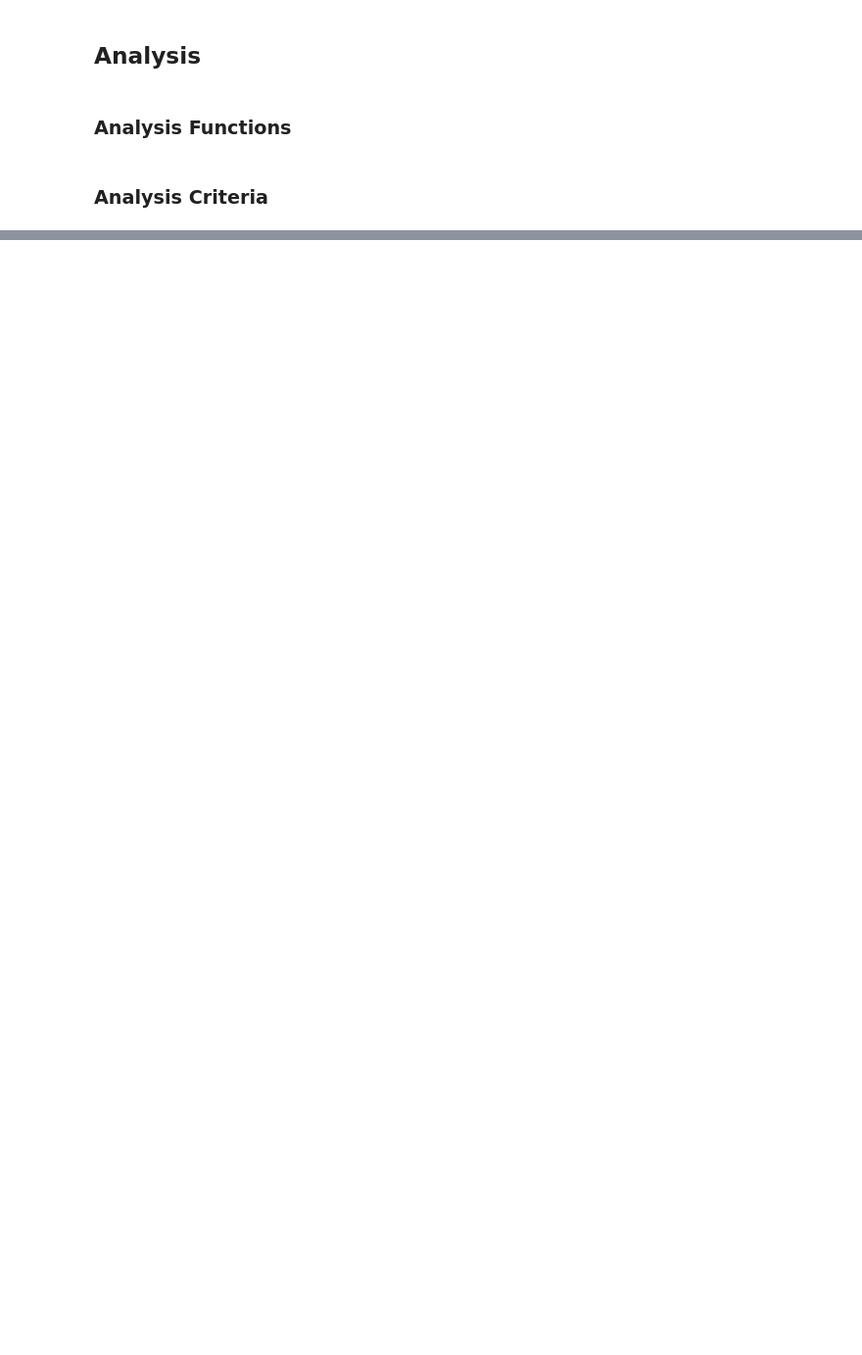
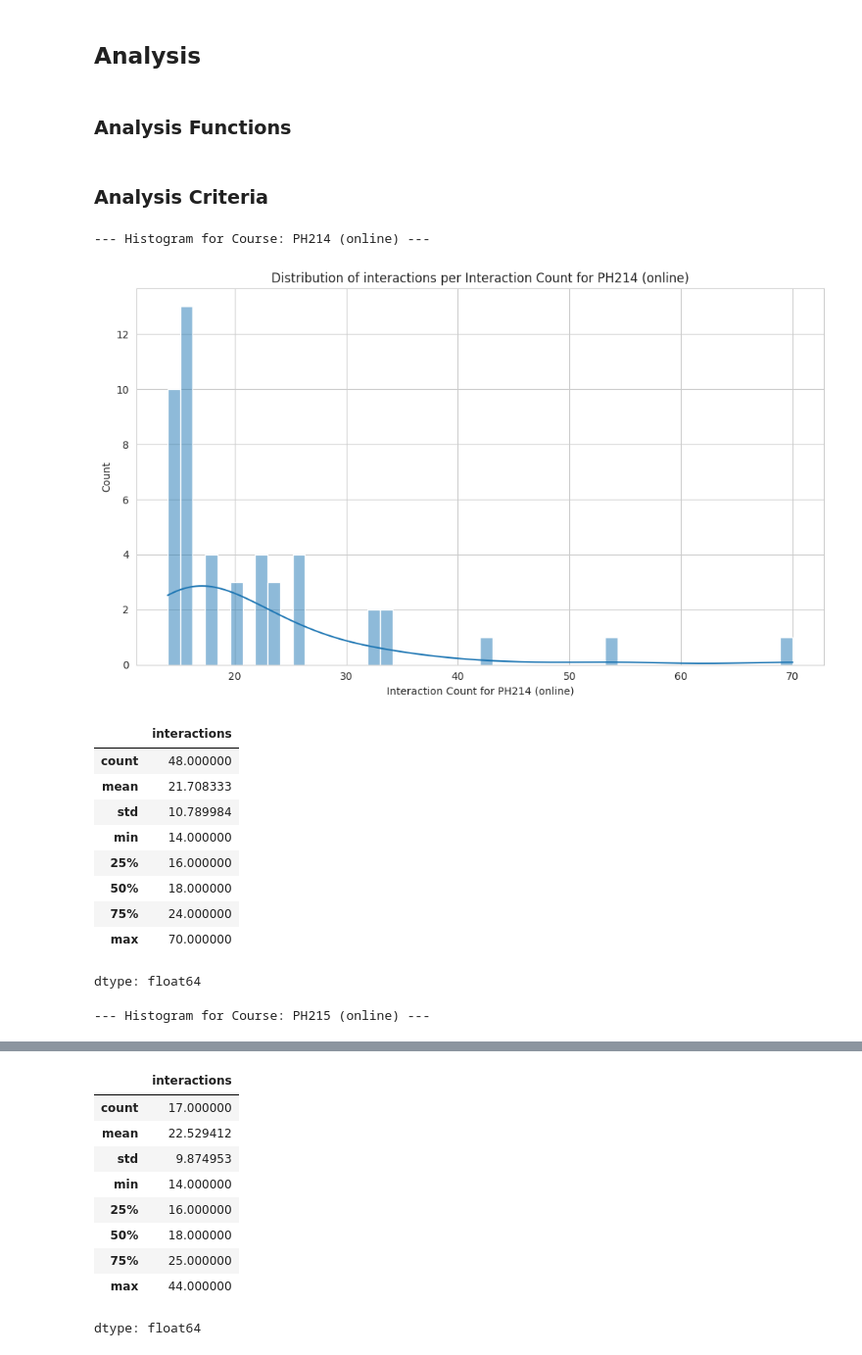
Before and after one commit to PeaceAndLongLife/Analysis-Colab, a Jupyter notebook: notebooks/Data_transcript_statistics.ipynb, the cells around one changed output, grey strips where cells are left out. Shown at 98% size. Drawn from its saved outputs; the diff is of its cells as text; code cells hidden in the pictures; blank space fills up the shorter version.

```diff
--- a/notebooks/Data_transcript_statistics.ipynb
+++ b/notebooks/Data_transcript_statistics.ipynb
@@ -38,8 +53,8 @@ import sys
 # 2. Tell Python to look in your custom folder
 sys.path.append('src')
 
-# SERVICE_ACCOUNT_FILE = userdata.get('SERVICE_ACCOUNT_FILE')
-SERVICE_ACCOUNT_FILE = '/content/drive/Shareddrives/Travis Research Drive/Interface 3.0/Admin files/service_account.json'
+SERVICE_ACCOUNT_FILE = userdata.get('SERVICE_ACCOUNT_FILE')
+# SERVICE_ACCOUNT_FILE = '/content/drive/Shareddrives/Travis Research Drive/Interface 3.0/Admin files/service_account.json'
 
 # 3. Import your file!
 from GoogleFunctions import GoogleDocumentManager, extract_file_id
@@ -73,0 +183,5 @@ display(trans_df)
+# %%
+import pandas as pd
+
+combined_df = pd.concat([combined_df, combined2_df], ignore_index=True)
+display(combined_df.head())
@@ -100,11 +221,15 @@ display(combined_df.head())
 ## Analysis
 # %%
 # @title Consent {"form-width":"20%"}
-FilterConsented = False # @param {"type":"boolean"}
+FilterConsented = True # @param {"type":"boolean"}
 
 if FilterConsented:
   unexploded_df = unexploded_df[unexploded_df['consent'] == True]
   combined_df = combined_df[combined_df['consent'] == True]
+# %%
+# @title Remove 216
+unexploded_df = unexploded_df[unexploded_df['Course'] != 'PH216']
+combined_df = combined_df[combined_df['Course'] != 'PH216']
 # %% [markdown]
 ### Analysis Functions
 # %%
@@ -198,8 +323,29 @@ def export_data_csv(df, output_df_name,folder_link):
 # %%
 # @title Histogram of all interactions {'run': 'auto', 'form-width': '20%'}
 
 # By default, not dropping any counts under a certain threshold
-drop_counts_under = 10 # @param {"type":"slider","min":0,"max":100,"step":1}
+drop_counts_under = 14 # @param {"type":"slider","min":0,"max":100,"step":1}
 
-# Call the analyze_hist function to plot the distribution of interactions
-analyze_hist(unexploded_df, drop_counts_under, 'interactions', 'Interaction Count')
+# Get unique courses from the unexploded_df
+unique_courses = unexploded_df['Course'].unique()
+
+for course in unique_courses:
+  print(f"\n--- Histogram for Course: {course} ---")
+  # Filter the DataFrame for the current course
+  df_course = unexploded_df[unexploded_df['Course'] == course]
+  # Call the analyze_hist function to plot the distribution of interactions for the current course
+  analyze_hist(df_course, drop_counts_under, 'interactions', f'Interaction Count for {course}')
+# %% [output]
+--- Histogram for Course: PH214 (online) ---
+[figure, added]
+|  | interactions |
+| count | 48.000000 |
+| mean | 21.708333 |
+| std | 10.789984 |
+| min | 14.000000 |
+| 25% | 16.000000 |
+| 50% | 18.000000 |
+| 75% | 24.000000 |
+| max | 70.000000 |
+dtype: float64
+--- Histogram for Course: PH215 (online) ---
@@ -205,0 +353,10 @@ analyze_hist(unexploded_df, drop_counts_under, 'interactions', 'Interaction Coun
+|  | interactions |
+| count | 17.000000 |
+| mean | 22.529412 |
+| std | 9.874953 |
+| min | 14.000000 |
+| 25% | 16.000000 |
+| 50% | 18.000000 |
+| 75% | 25.000000 |
+| max | 44.000000 |
+dtype: float64
```
Also changed, not shown: parts of 20 cells of this notebook.
